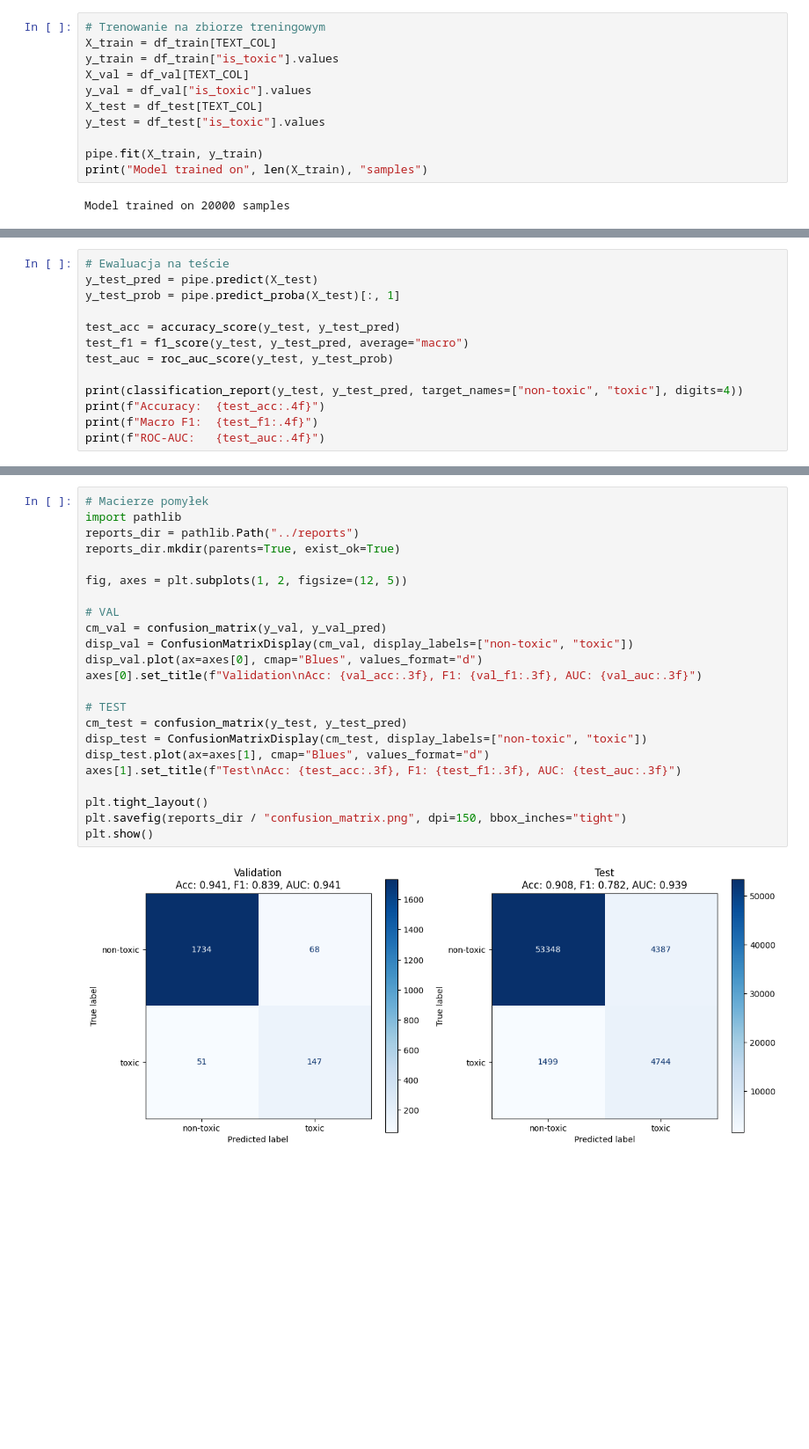
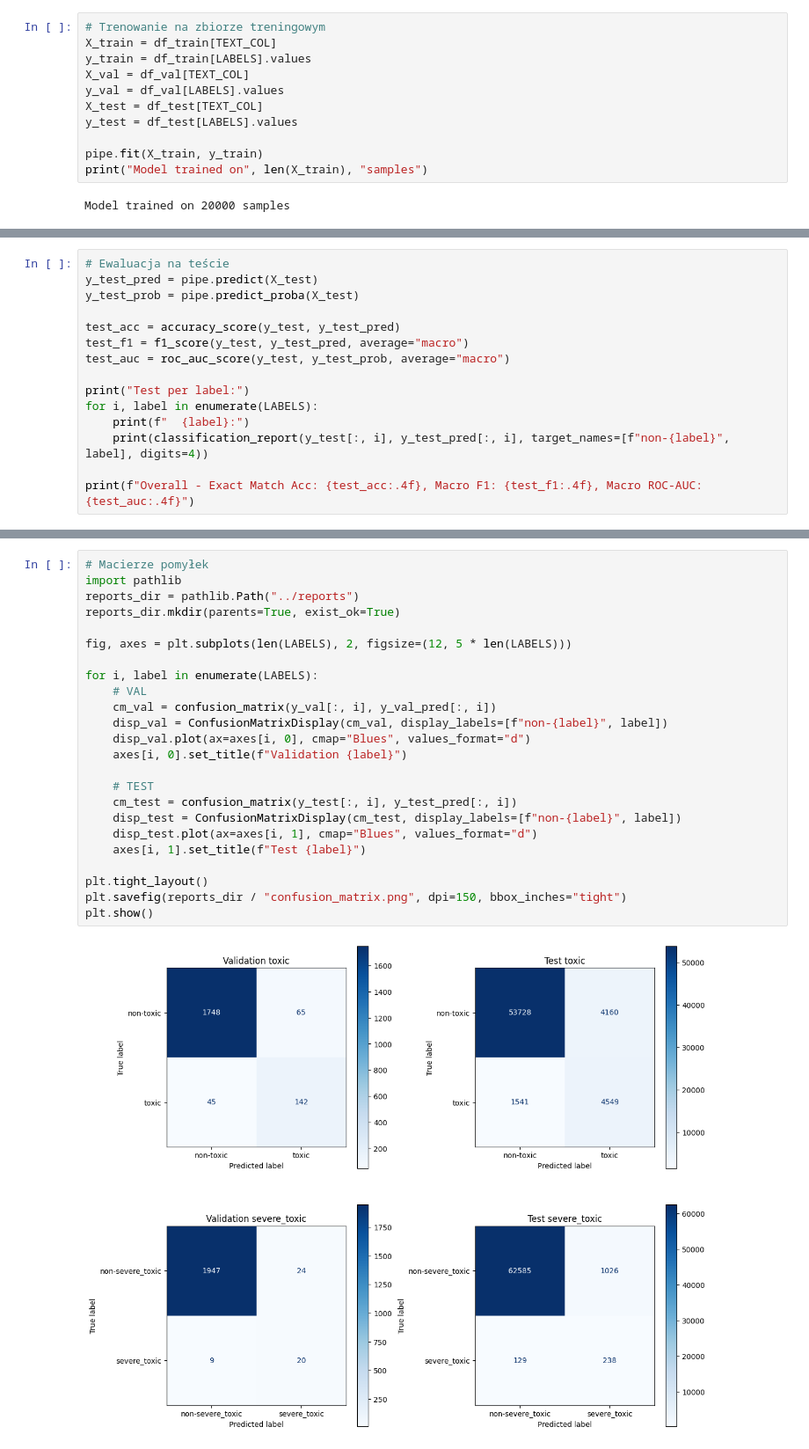
Before and after one commit to janek-wyrzykowski/ppd_hate_speech_detection, a Jupyter notebook: notebooks/baseline.ipynb, the cells around one changed output, grey strips where cells are left out. Shown at 88% size. Saved outputs shown, nothing was run; the diff lists cells and outputs as text; blank space fills up the shorter version.

```diff
--- a/notebooks/baseline.ipynb
+++ b/notebooks/baseline.ipynb
@@ -141,11 +110,11 @@ pipe = Pipeline([("tfidf", tfidf), ("clf", clf)])
 # %%
 # Trenowanie na zbiorze treningowym
 X_train = df_train[TEXT_COL]
-y_train = df_train["is_toxic"].values
+y_train = df_train[LABELS].values
 X_val = df_val[TEXT_COL]
-y_val = df_val["is_toxic"].values
+y_val = df_val[LABELS].values
 X_test = df_test[TEXT_COL]
-y_test = df_test["is_toxic"].values
+y_test = df_test[LABELS].values
 
 pipe.fit(X_train, y_train)
 print("Model trained on", len(X_train), "samples")
@@ -180,14 +156,16 @@ ROC-AUC:   0.9415
 # %%
 # Ewaluacja na teście
 y_test_pred = pipe.predict(X_test)
-y_test_prob = pipe.predict_proba(X_test)[:, 1]
+y_test_prob = pipe.predict_proba(X_test)
 
 test_acc = accuracy_score(y_test, y_test_pred)
 test_f1 = f1_score(y_test, y_test_pred, average="macro")
-test_auc = roc_auc_score(y_test, y_test_prob)
+test_auc = roc_auc_score(y_test, y_test_prob, average="macro")
 
-print(classification_report(y_test, y_test_pred, target_names=["non-toxic", "toxic"], digits=4))
-print(f"Accuracy:  {test_acc:.4f}")
-print(f"Macro F1:  {test_f1:.4f}")
-print(f"ROC-AUC:   {test_auc:.4f}")
+print("Test per label:")
+for i, label in enumerate(LABELS):
+    print(f"  {label}:")
+    print(classification_report(y_test[:, i], y_test_pred[:, i], target_names=[f"non-{label}", label], digits=4))
+
+print(f"Overall - Exact Match Acc: {test_acc:.4f}, Macro F1: {test_f1:.4f}, Macro ROC-AUC: {test_auc:.4f}")
 # %% [output]
@@ -206,28 +189,29 @@ ROC-AUC:   0.9388
 # %%
 # Macierze pomyłek
 import pathlib
 reports_dir = pathlib.Path("../reports")
 reports_dir.mkdir(parents=True, exist_ok=True)
 
-fig, axes = plt.subplots(1, 2, figsize=(12, 5))
+fig, axes = plt.subplots(len(LABELS), 2, figsize=(12, 5 * len(LABELS)))
 
-# VAL
-cm_val = confusion_matrix(y_val, y_val_pred)
-disp_val = ConfusionMatrixDisplay(cm_val, display_labels=["non-toxic", "toxic"])
-disp_val.plot(ax=axes[0], cmap="Blues", values_format="d")
-axes[0].set_title(f"Validation\nAcc: {val_acc:.3f}, F1: {val_f1:.3f}, AUC: {val_auc:.3f}")
+for i, label in enumerate(LABELS):
+    # VAL
+    cm_val = confusion_matrix(y_val[:, i], y_val_pred[:, i])
+    disp_val = ConfusionMatrixDisplay(cm_val, display_labels=[f"non-{label}", label])
+    disp_val.plot(ax=axes[i, 0], cmap="Blues", values_format="d")
+    axes[i, 0].set_title(f"Validation {label}")
 
-# TEST
-cm_test = confusion_matrix(y_test, y_test_pred)
-disp_test = ConfusionMatrixDisplay(cm_test, display_labels=["non-toxic", "toxic"])
-disp_test.plot(ax=axes[1], cmap="Blues", values_format="d")
-axes[1].set_title(f"Test\nAcc: {test_acc:.3f}, F1: {test_f1:.3f}, AUC: {test_auc:.3f}")
+    # TEST
+    cm_test = confusion_matrix(y_test[:, i], y_test_pred[:, i])
+    disp_test = ConfusionMatrixDisplay(cm_test, display_labels=[f"non-{label}", label])
+    disp_test.plot(ax=axes[i, 1], cmap="Blues", values_format="d")
+    axes[i, 1].set_title(f"Test {label}")
 
 plt.tight_layout()
 plt.savefig(reports_dir / "confusion_matrix.png", dpi=150, bbox_inches="tight")
 plt.show()
 # %% [output]
-[figure, old version]
+[figure, new version]
 # %%
 # Zapisz metryki do JSON
 metrics = {
```
Also changed, not shown: parts of 10 cells of this notebook.
